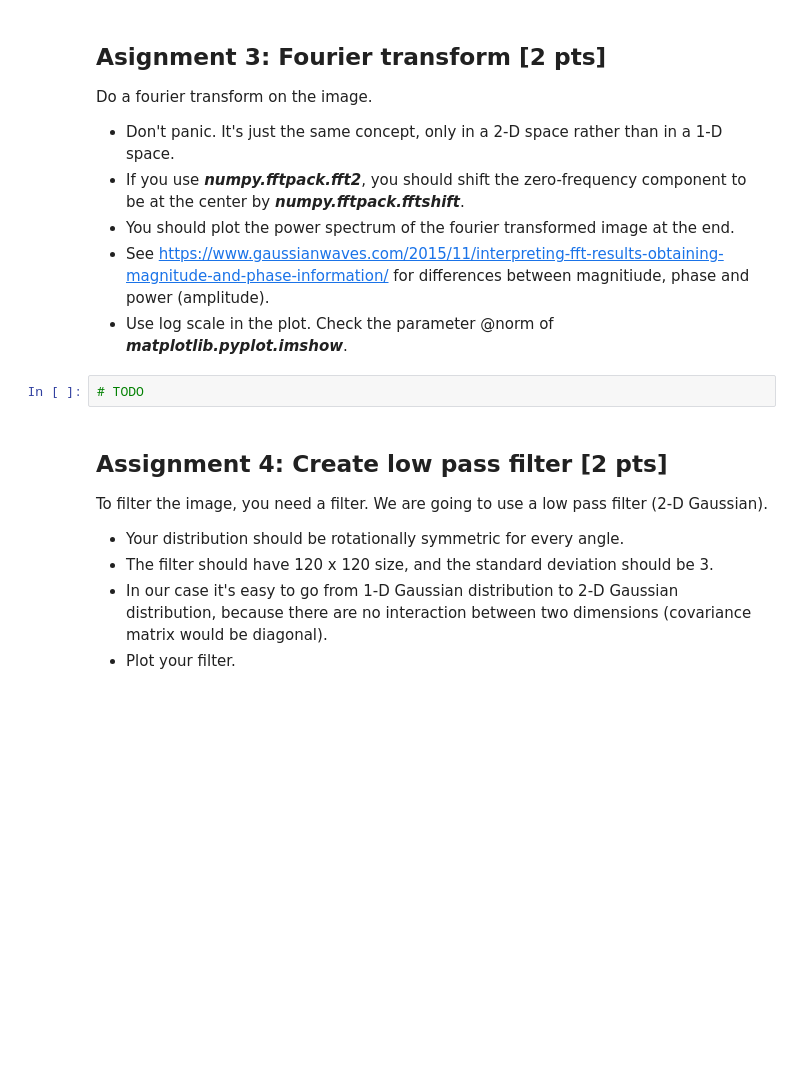
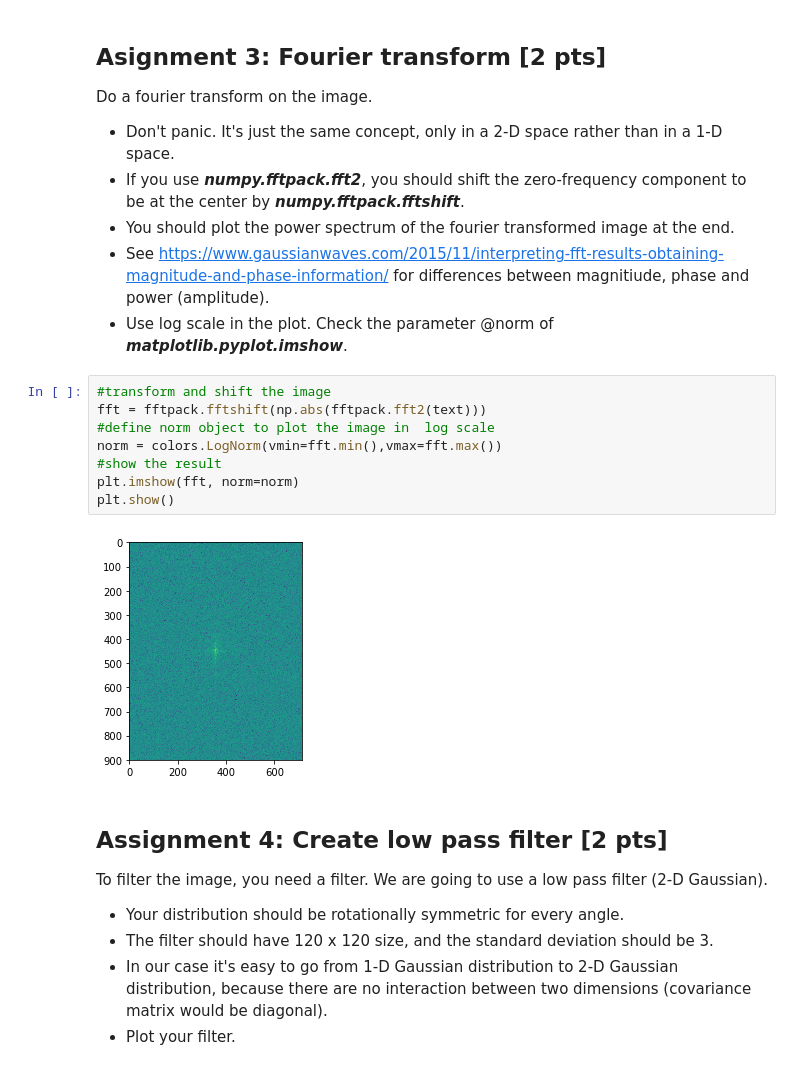
Before and after one commit to NBP-ACC/week-9-acc_7, a Jupyter notebook: sheet07.ipynb, the cells around one changed output. Drawn from its saved outputs; the diff is of its cells as text; blank space fills up the shorter version.

```diff
--- a/sheet07.ipynb
+++ b/sheet07.ipynb
@@ -96,8 +104,16 @@ Do a fourier transform on the image.
 - You should plot the power spectrum of the fourier transformed image at the end.
 - See https://www.gaussianwaves.com/2015/11/interpreting-fft-results-obtaining-magnitude-and-phase-information/ for differences between magnitiude, phase and power (amplitude).
 - Use log scale in the plot. Check the parameter @norm of ***matplotlib.pyplot.imshow***.
-# %%
-# TODO
+# %%
+#transform and shift the image
+fft = fftpack.fftshift(np.abs(fftpack.fft2(text)))
+#define norm object to plot the image in  log scale
+norm = colors.LogNorm(vmin=fft.min(),vmax=fft.max())
+#show the result
+plt.imshow(fft, norm=norm)
+plt.show()
+# %% [output]
+[figure, added]
 # %% [markdown]
 ## Assignment 4: Create low pass filter [2 pts]
 To filter the image, you need a filter. We are going to use a low pass filter (2-D Gaussian).
```
Also changed, not shown: parts of 5 cells of this notebook.
